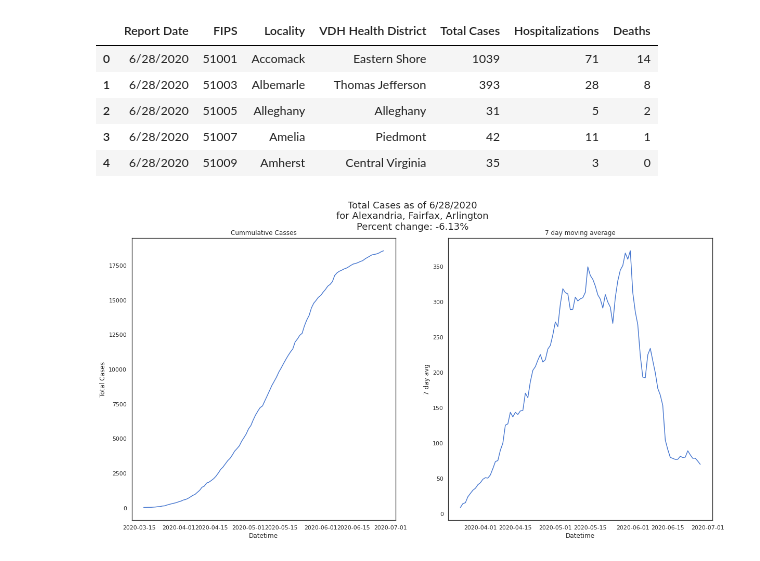
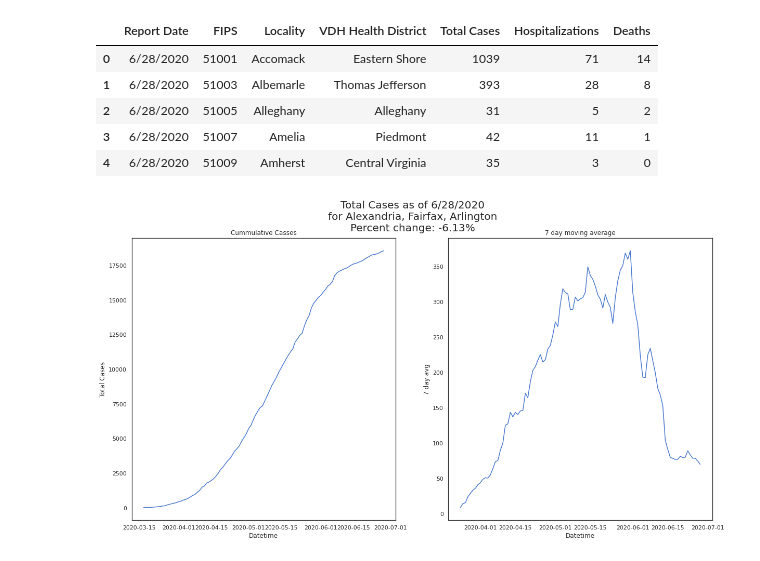
Before and after one commit to bhsu22/covid19, a Jupyter notebook: MetricsDashboard.ipynb, the cells around one changed output. Drawn from its saved outputs; the diff is of its cells as text; code cells hidden in the pictures.

```diff
--- a/MetricsDashboard.ipynb
+++ b/MetricsDashboard.ipynb
@@ -32,18 +32,18 @@ change = total_cases["7 day avg"].pct_change().to_list()
 # %%
 sns.set(style="white", palette="muted", color_codes=True)
 f, axes = plt.subplots(1, 2, figsize=(20,10))
 
 #sns.barplot(x=total_cases["Datetime"], y = total_cases["Daily"], )
 left = sns.lineplot(x="Datetime", y="Total Cases", data=total_cases, ax=axes[0])
 right = sns.lineplot(x="Datetime", y ="7 day avg", data=total_cases, ax=axes[1])
 
 left.set_title("Cummulative Casses")
 right.set_title("7 day moving average")
 title = (f"Total Cases as of {total_cases.iloc[-1]['Report Date']}\n"
          f"for {', '.join([county for county in COUNTIES])}\n"
          f"Percent change: {change[-1]*100:.2f}%\n"
         )
-a = f.suptitle(title, fontsize=18)
+a = f.suptitle(title, fontsize=20)
 plt.show()
 # %% [output]
-[figure, old version]
+[figure, new version]
```
